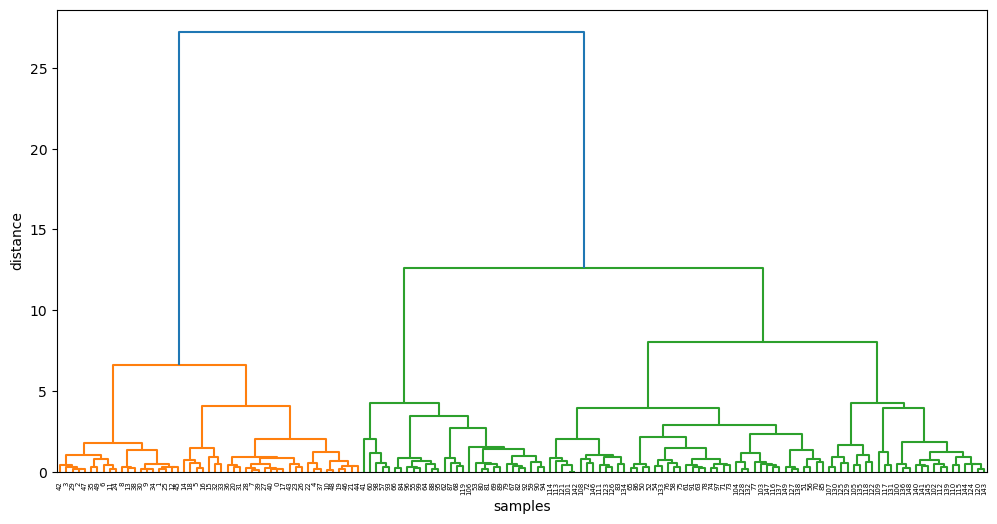
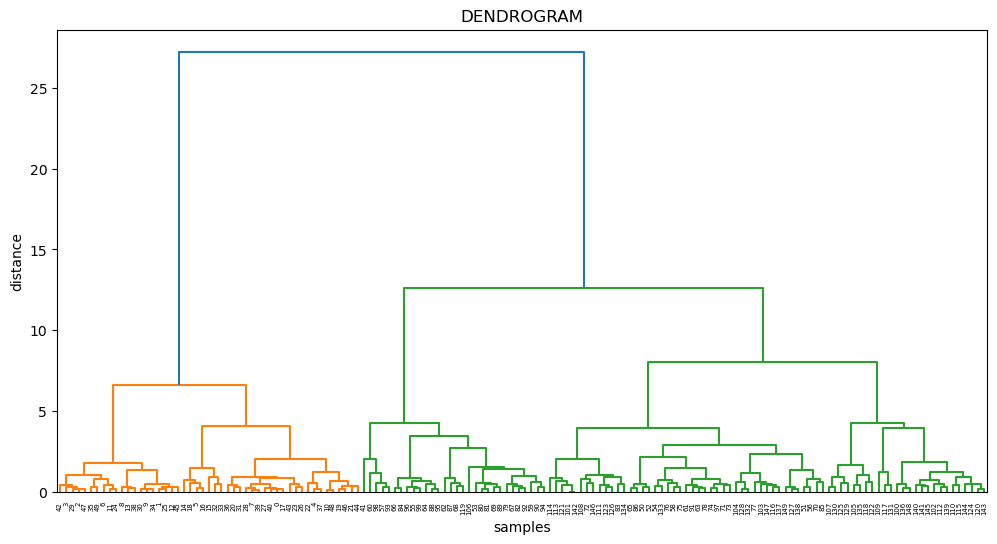
The change to this notebook cell's code, shown as a diff; its figure went from the first image to the second:
--- before
+++ after
@@ -8,2 +8,3 @@
 plt.xlabel("samples")
 plt.ylabel("distance")
+plt.title("DENDROGRAM")

Commit: Agglomerative clustering